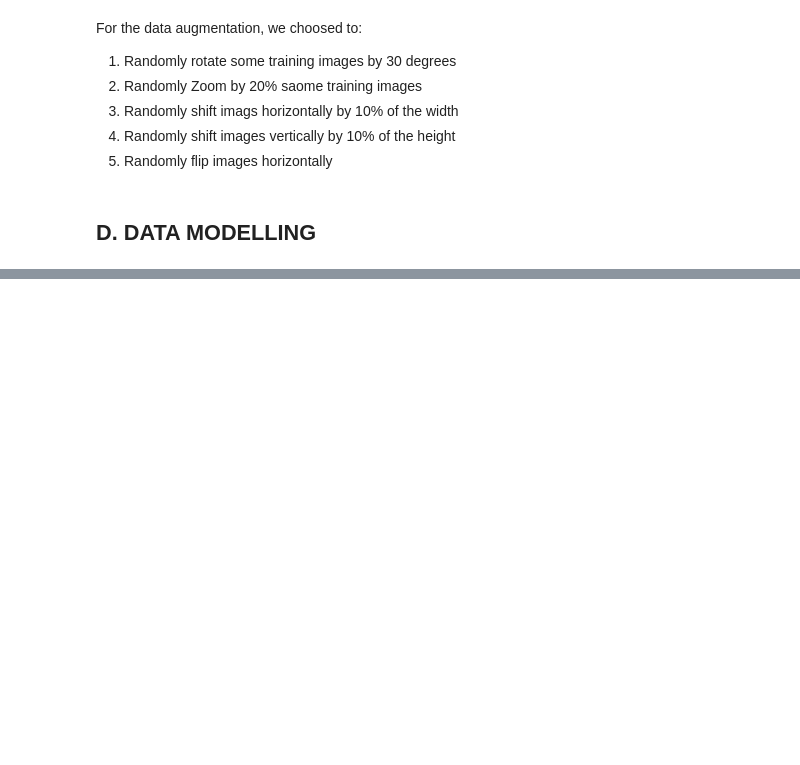
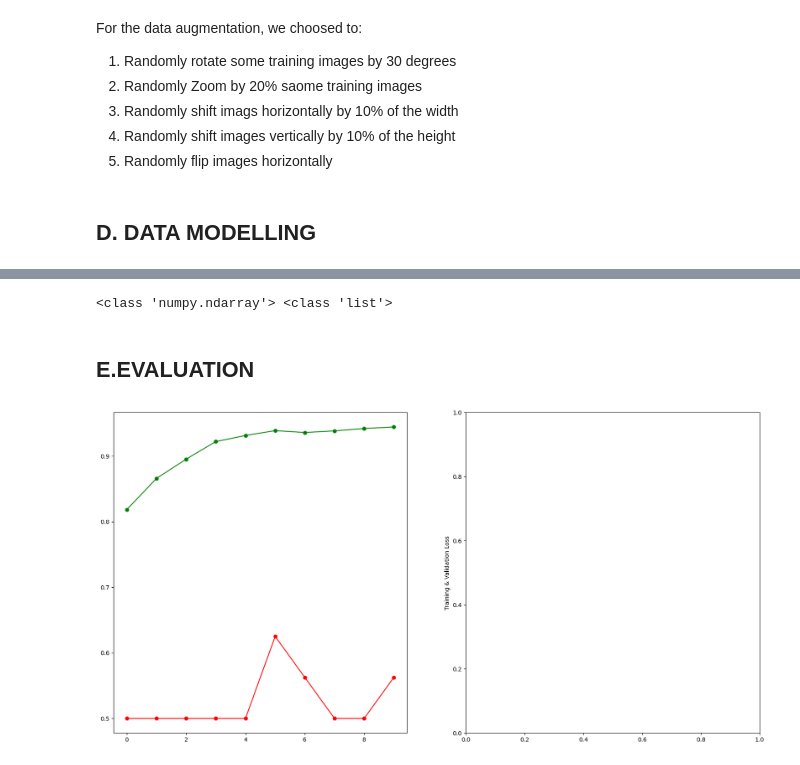
Before and after one commit to Agai-Beryl/Pneumonia-Detection-Through-XRay-Image-Classification-Using-Deep-Learning, a Jupyter notebook: ImageClassification (1).ipynb, the cells around one changed output, grey strips where cells are left out. Drawn from its saved outputs; the diff is of its cells as text; code cells hidden in the pictures; blank space fills up the shorter version.

Commit message:
Data Modelling

```diff
--- a/ImageClassification (1).ipynb
+++ b/ImageClassification (1).ipynb
@@ -511,0 +518,17 @@ For the data augmentation, we choosed to:
+# %%
+model = Sequential()
+model.add(Conv2D(32, (3,3), strides=1, padding='same', activation='relu', input_shape=(150,150,1)))
+model.add(BatchNormalization())
+model.add(MaxPool2D((2,2), strides=2, padding='same'))
+model.add(Conv2D(64, (3,3), strides=1, padding='same', activation='relu'))
+model.add(Dropout(0.1))
+model.add(BatchNormalization())
+model.add(MaxPool2D((2,2), strides=2, padding='same'))
+model.add(Conv2D(64, (3,3), strides=1, padding='same', activation='relu'))
+model.add(BatchNormalization())
+model.add(Flatten())  # Add Flatten layer here
+model.add(Dense(units=128, activation='relu'))
+model.add(Dropout(0.2))
+model.add(Dense(units=1, activation='sigmoid'))
+model.compile(optimizer="rmsprop", loss='binary_crossentropy', metrics=['accuracy'])
+model.summary()
@@ -511,0 +557,11 @@ For the data augmentation, we choosed to:
+# %%
+learning_rate_reduction = ReduceLROnPlateau(monitor='val_accuracy',
+                                            patience=2,
+                                            verbose=1,
+                                            factor=0.3,
+                                            min_lr=0.000001)
+# %%
+history = model.fit(image_generator.flow(X_train, y_train, batch_size=32),
+                    epochs=10,
+                    validation_data=image_generator.flow(X_val, y_val),
+                    callbacks=[learning_rate_reduction])
@@ -511,0 +598,21 @@ For the data augmentation, we choosed to:
+# %%
+print(type(X_test), type(y_test))
+# %% [output]
+<class 'numpy.ndarray'> <class 'list'>
+# %% [markdown]
+## E.EVALUATION
+# %%
+epochs = [i for i in range(10)]
+fig , ax = plt.subplots(1,2)
+train_acc = history.history['accuracy']
+train_loss = history.history['loss']
+val_acc = history.history['val_accuracy']
+val_loss = history.history['val_loss']
+fig.set_size_inches(20,10)
+
+ax[0].plot(epochs , train_acc , 'go-' , label = 'Training Accuracy')
+ax[0].plot(epochs , val_acc , 'ro-' , label = 'Validation Accuracy')
+ax[1].set_ylabel("Training & Validation Loss")
+plt.show()
+# %% [output]
+[figure, added]
```
Also changed, not shown: parts of 20 cells of this notebook.
